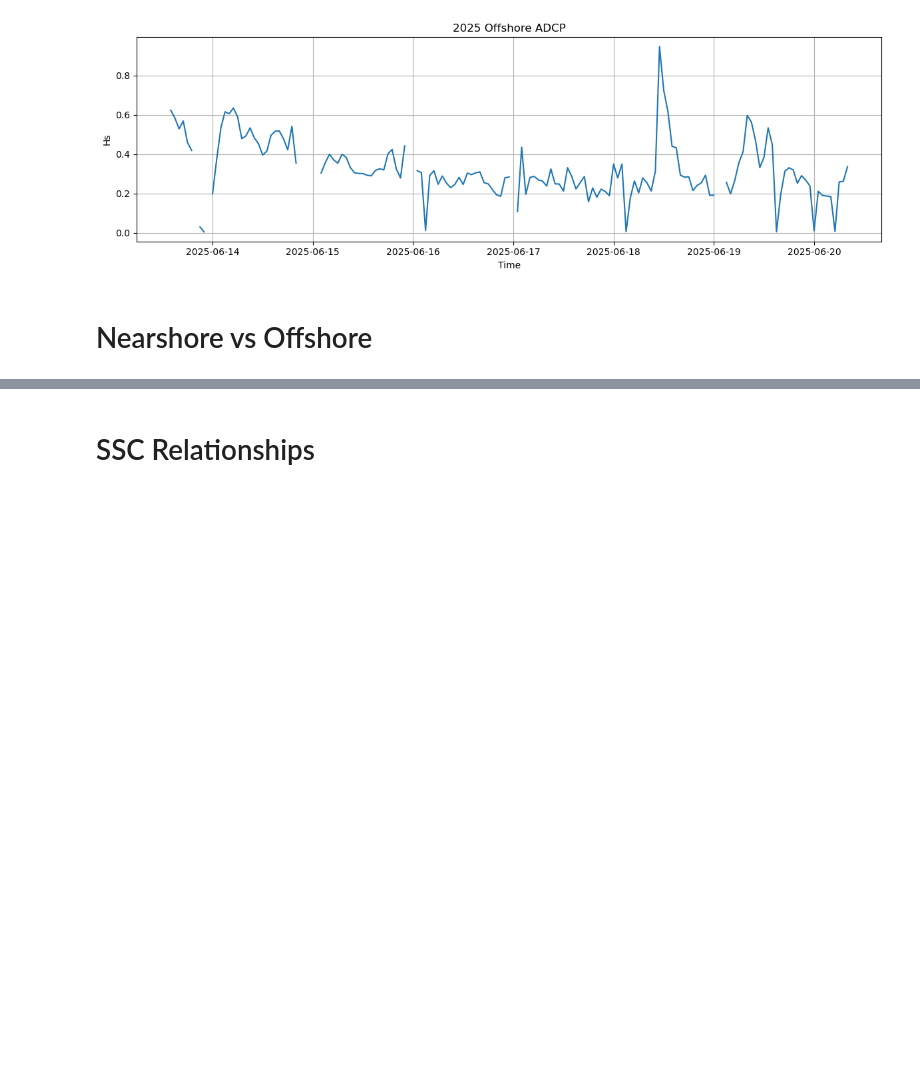
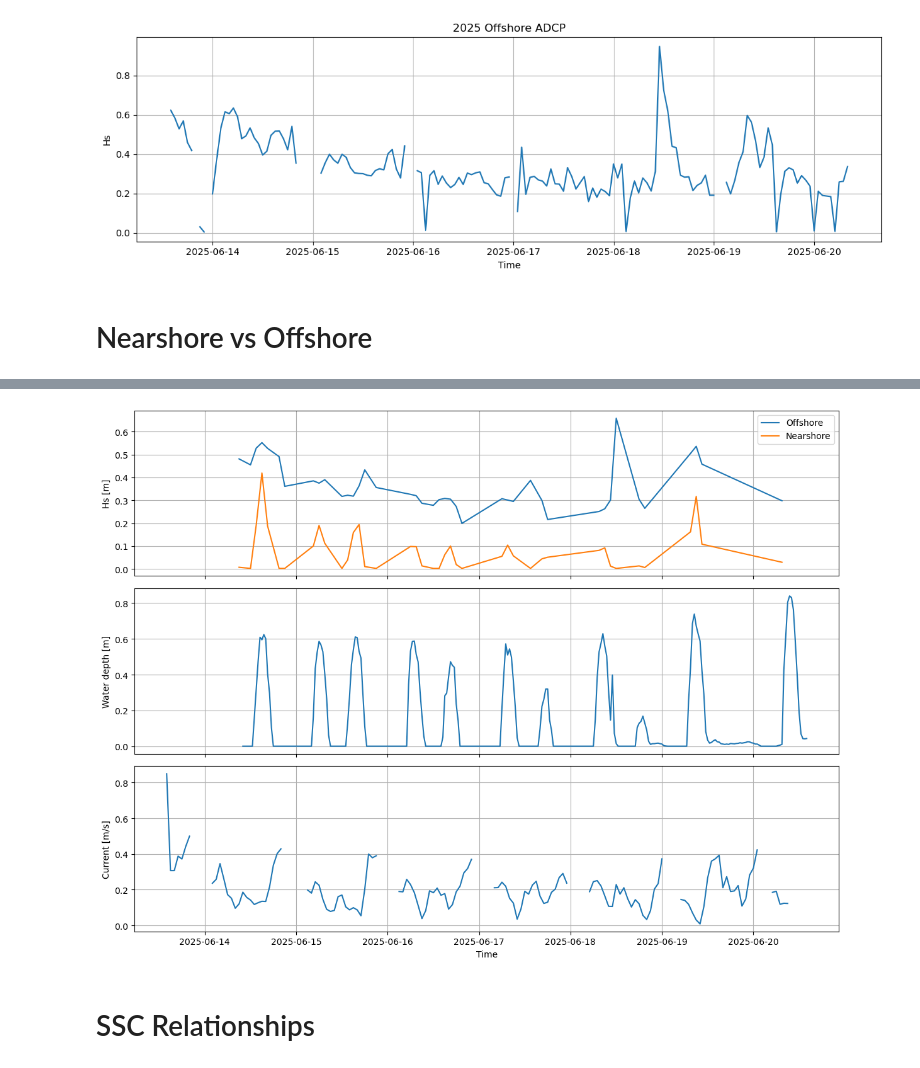
Before and after one commit to ingebrijker/MekongDeltaMDP, a Jupyter notebook: hydro_src/data_parsing.ipynb, the cells around one changed output, grey strips where cells are left out. Cells and saved outputs as stored; diff of their text form; code cells hidden in the pictures; blank space fills up the shorter version.

```diff
--- a/hydro_src/data_parsing.ipynb
+++ b/hydro_src/data_parsing.ipynb
@@ -664,3 +760,50 @@ plt.show()
+# %%
+# 2025 hydrodynamic overview
+
+fig, axes = plt.subplots(3, 1, figsize=(12, 9), sharex=True)
+
+# Waves
+axes[0].plot(
+    wave_compare_valid["Date_time"],
+    wave_compare_valid["Hs_off"],
+    label="Offshore"
+)
+
+axes[0].plot(
+    wave_compare_valid["Date_time"],
+    wave_compare_valid["Hs_near"],
+    label="Nearshore"
+)
+
+axes[0].set_ylabel("Hs [m]")
+axes[0].legend()
+axes[0].grid()
+
+
+# Nearshore water depth
+axes[1].plot(
+    processed[2025]["water_depth"]["Date_time"],
+    processed[2025]["water_depth"]["Depth"]
+)
+
+axes[1].set_ylabel("Water depth [m]")
+axes[1].grid()
+
+
+# Offshore current
+axes[2].plot(
+    processed[2025]["adcp_flow"]["Date_time"],
+    processed[2025]["adcp_flow"]["Vel"]
+)
+
+axes[2].set_ylabel("Current [m/s]")
+axes[2].set_xlabel("Time")
+axes[2].grid()
+
+plt.tight_layout()
+plt.show()
+# %% [output]
+[figure, added]
 # %% [markdown]
 # SSC Relationships
 # %%
```
Also changed, not shown: parts of 16 cells of this notebook.
